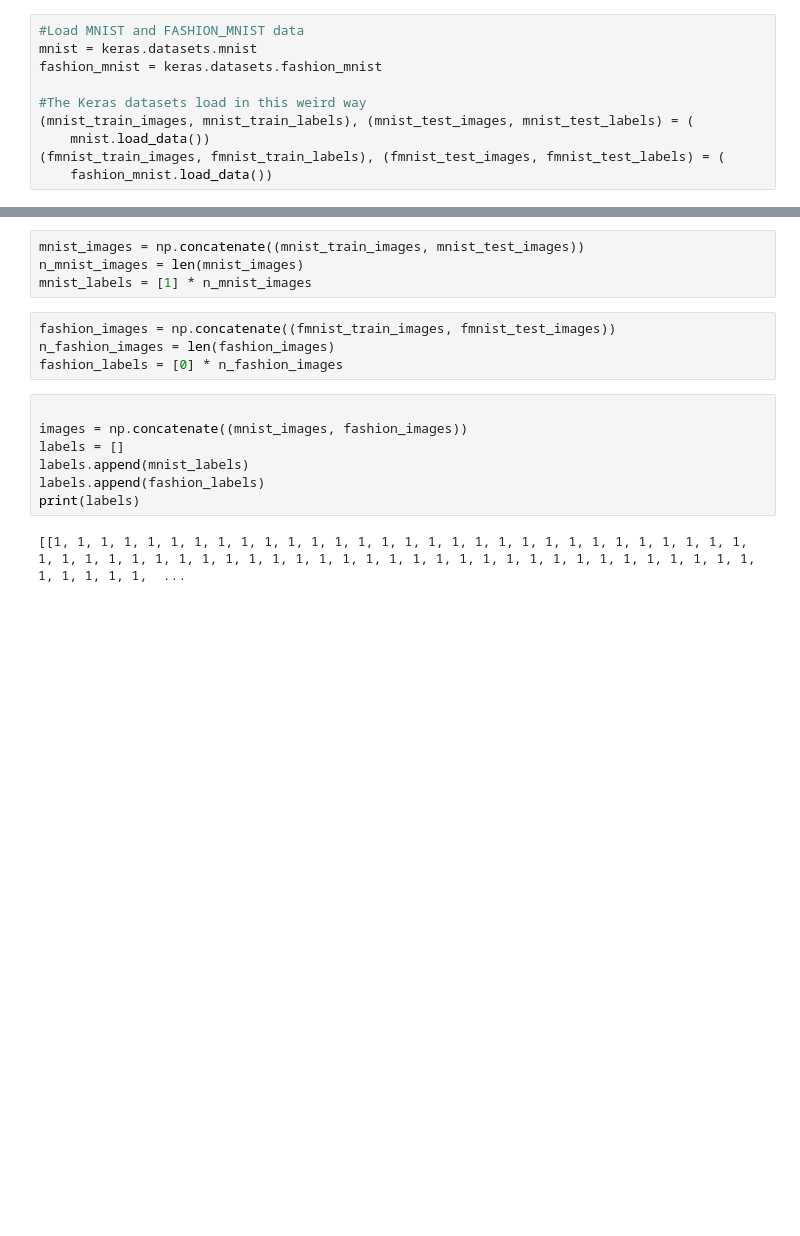
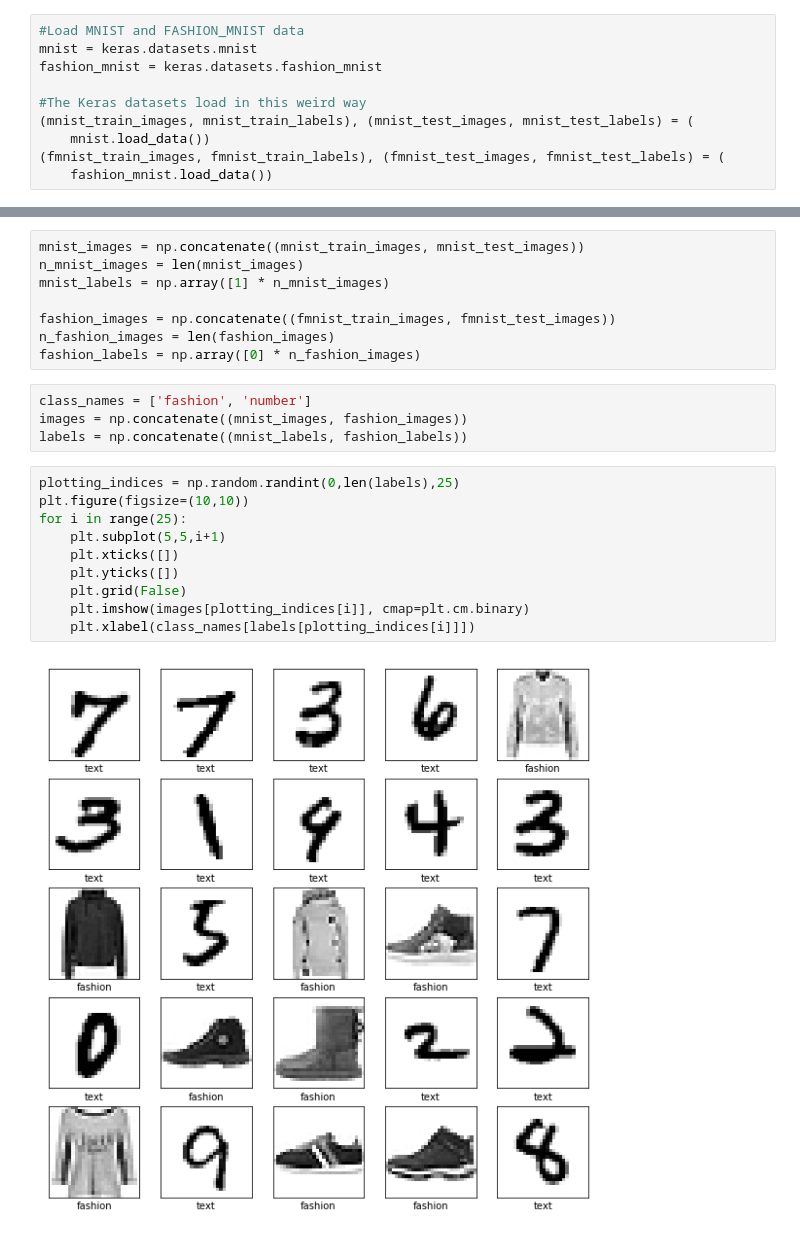
Before and after one commit to meliao/ADABoost, a Jupyter notebook: ADABoost Notebook.ipynb, the cells around one changed output, grey strips where cells are left out. Saved outputs shown, nothing was run; the diff lists cells and outputs as text; blank space fills up the shorter version.

```diff
--- a/ADABoost Notebook.ipynb
+++ b/ADABoost Notebook.ipynb
@@ -19,17 +17,24 @@ None
 # %%
 mnist_images = np.concatenate((mnist_train_images, mnist_test_images))
 n_mnist_images = len(mnist_images)
-mnist_labels = [1] * n_mnist_images
+mnist_labels = np.array([1] * n_mnist_images)
+
+fashion_images = np.concatenate((fmnist_train_images, fmnist_test_images))
+n_fashion_images = len(fashion_images)
+fashion_labels = np.array([0] * n_fashion_images)
-# %%
-fashion_images = np.concatenate((fmnist_train_images, fmnist_test_images))
-n_fashion_images = len(fashion_images)
-fashion_labels = [0] * n_fashion_images
 # %%
-
+class_names = ['fashion', 'number']
 images = np.concatenate((mnist_images, fashion_images))
-labels = []
-labels.append(mnist_labels)
-labels.append(fashion_labels)
-print(labels)
+labels = np.concatenate((mnist_labels, fashion_labels))
-# %% [output]
-[[1, 1, 1, 1, 1, 1, 1, 1, 1, 1, 1, 1, 1, 1, 1, 1, 1, 1, 1, 1, 1, 1, 1, 1, 1, 1, 1, 1, 1, 1, 1, 1, 1, 1, 1, 1, 1, 1, 1, 1, 1, 1, 1, 1, 1, 1, 1, 1, 1, 1, 1, 1, 1, 1, 1, 1, 1, 1, 1, 1, 1, 1, 1, 1, 1, 1,  ...
+# %%
+plotting_indices = np.random.randint(0,len(labels),25)
+plt.figure(figsize=(10,10))
+for i in range(25):
+    plt.subplot(5,5,i+1)
+    plt.xticks([])
+    plt.yticks([])
+    plt.grid(False)
+    plt.imshow(images[plotting_indices[i]], cmap=plt.cm.binary)
+    plt.xlabel(class_names[labels[plotting_indices[i]]])
+# %% [output]
+[figure, added]
```
Also changed, not shown: parts of 2 cells of this notebook, 2 other files.
